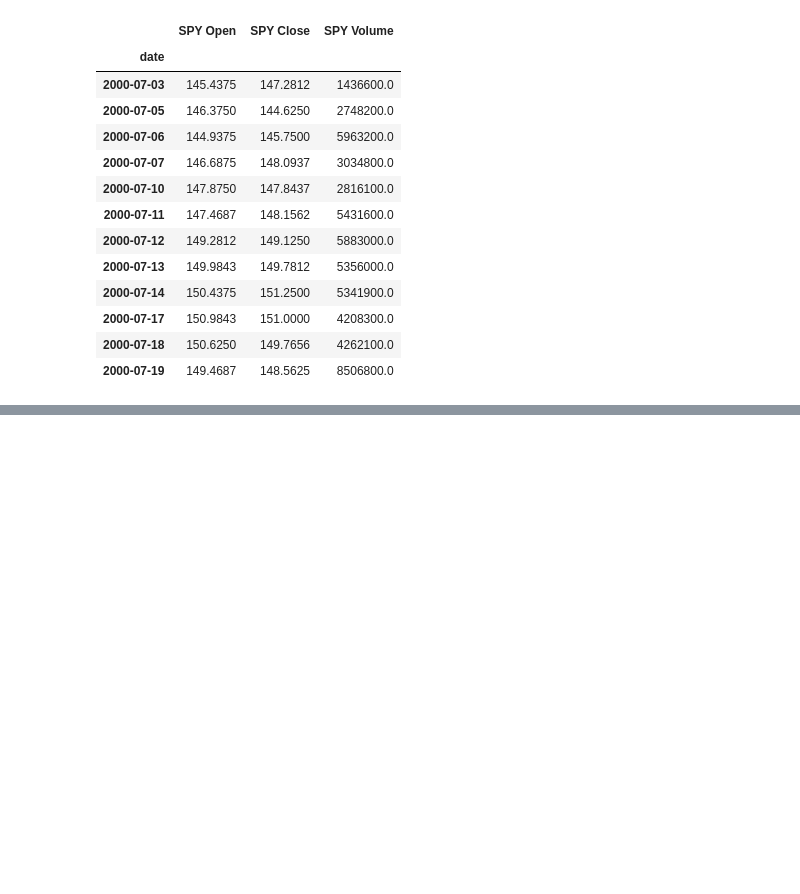
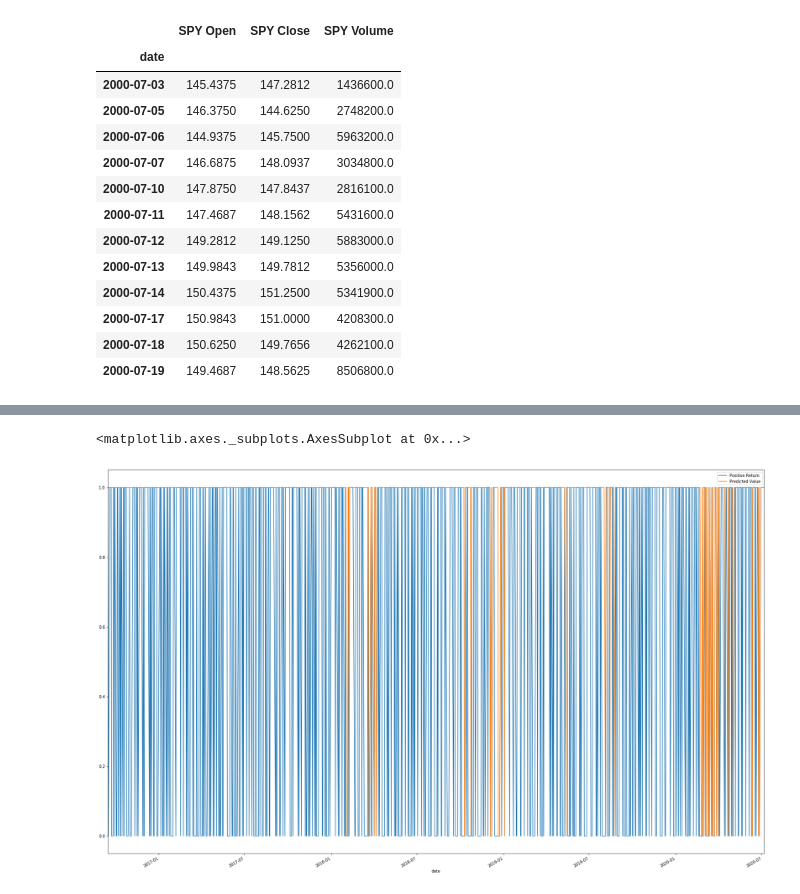
Before and after one commit to Akstiner96/Project_2_dream_team, a Jupyter notebook: ml_model.ipynb, the cells around one changed output, grey strips where cells are left out. Cells and saved outputs as stored; diff of their text form; code cells hidden in the pictures; blank space fills up the shorter version.

Commit message:
updated the machine learning model

```diff
--- a/ml_model.ipynb
+++ b/ml_model.ipynb
@@ -22,0 +156,11 @@ cleaned.head(12)
+# %%
+training_start = bt.index.min()
+training_end = '2016-09-14'
+
+testing_start =  '2016-09-15'
+testing_end = bt.index.max()
+
+print(f"Training Start: {training_start}")
+print(f"Training End: {training_end}")
+print(f"Testing Start: {testing_start}")
+print(f"Testing End: {testing_end}")
@@ -22,0 +172,5 @@ cleaned.head(12)
+# %%
+X_train = bt[x_var_list][training_start:training_end]
+y_train = bt['Positive Return'][training_start:training_end]
+
+X_train.tail()
@@ -22,0 +195,5 @@ cleaned.head(12)
+# %%
+X_test = bt[x_var_list][testing_start:testing_end]
+y_test = bt['Positive Return'][testing_start:testing_end]
+
+X_test.tail()
@@ -22,0 +221,10 @@ cleaned.head(12)
+# %%
+model = RandomForestClassifier(n_estimators=100, max_depth=3, random_state=0)
+model.fit(X_train, y_train)
+
+predictions = model.predict(X_test)
+
+Results = y_test.to_frame()
+Results["Predicted Value"] = predictions
+Results['Return'] = bt['SPY % Change']
+Results.head()
@@ -22,0 +241,5 @@ cleaned.head(12)
+# %%
+Results[['Positive Return', 'Predicted Value']].plot(figsize=(30,20))
+# %% [output]
+<matplotlib.axes._subplots.AxesSubplot at 0x...>
+[figure, added]
```
Also changed, not shown: parts of 17 cells of this notebook, 1 other file.
